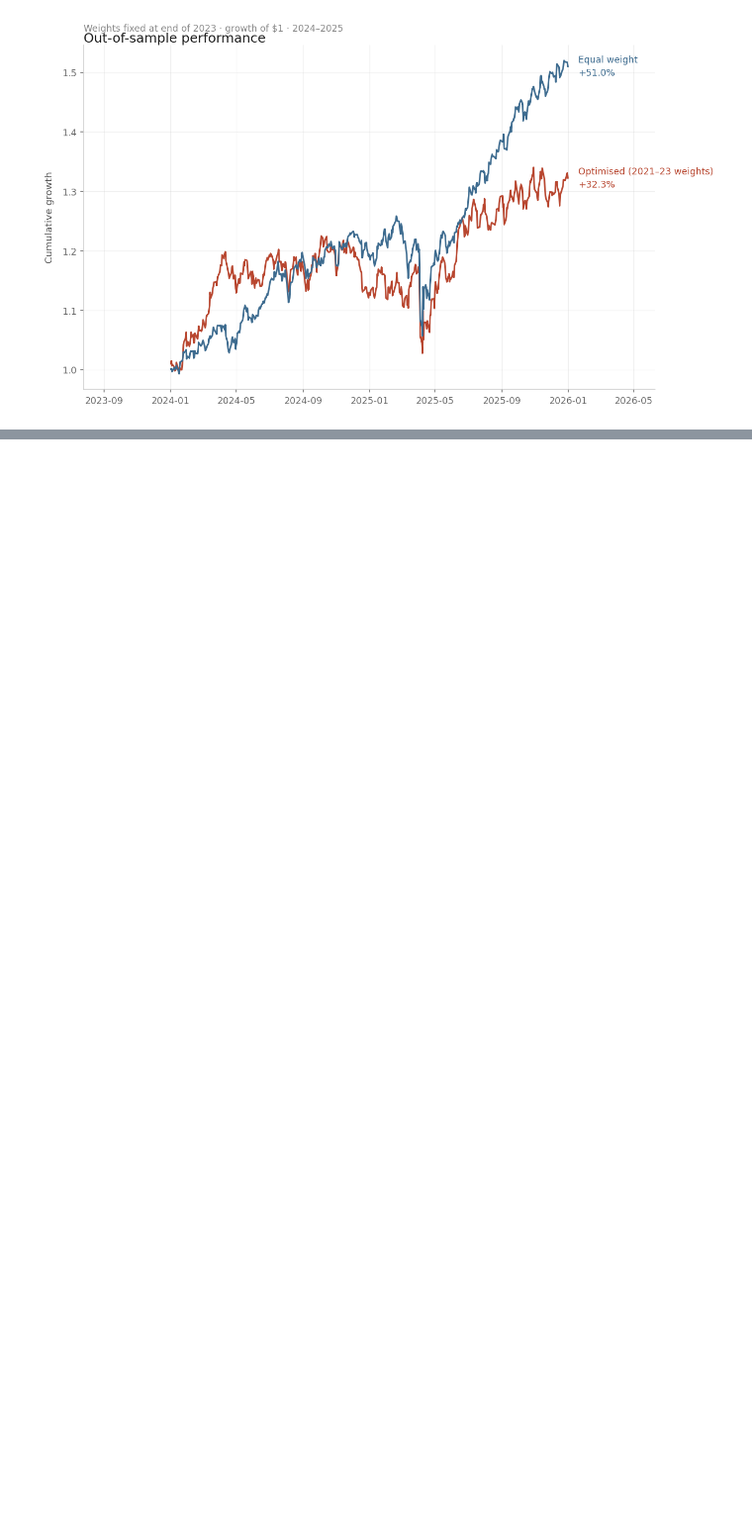
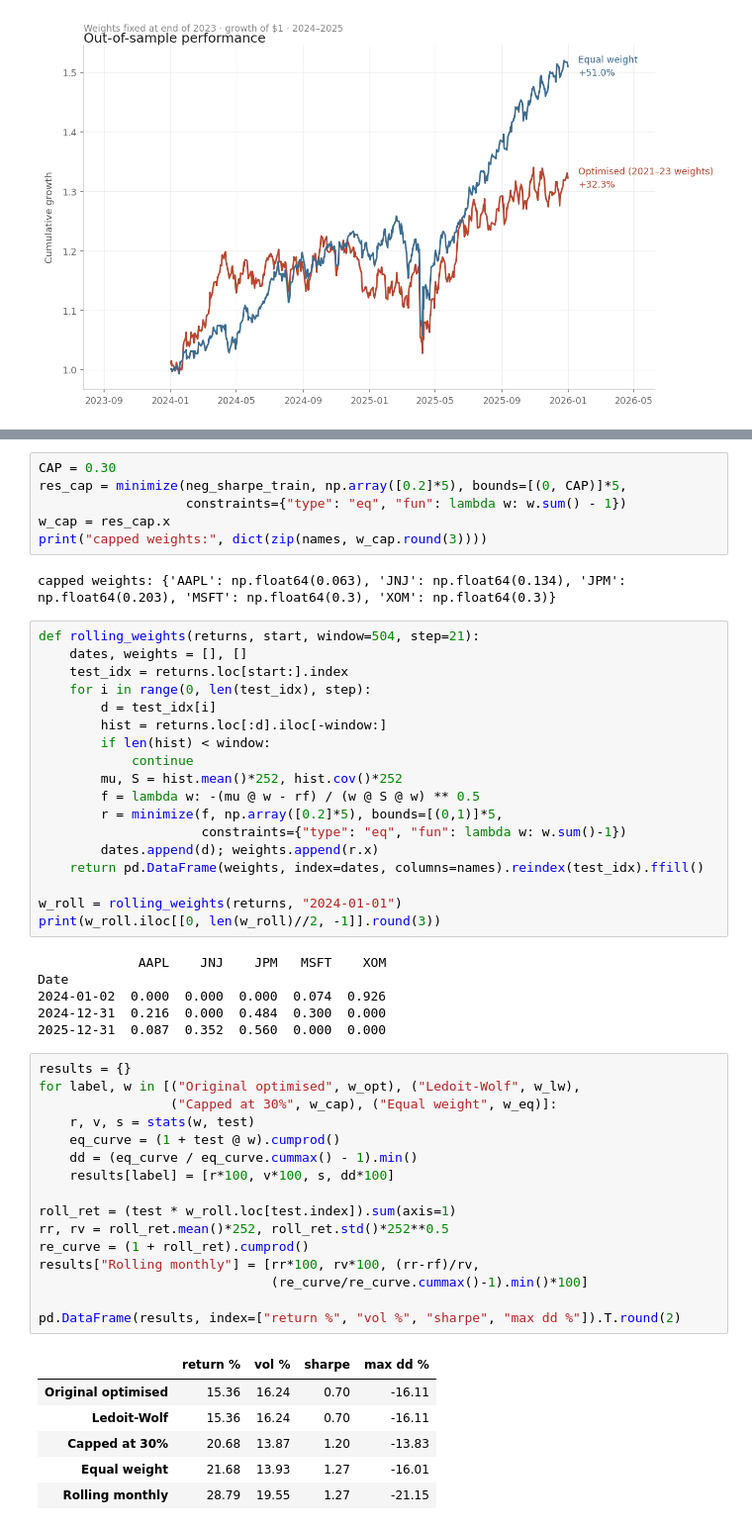
Before and after one commit to al7arbi-111/portfolio-risk-optimization, a Jupyter notebook: portfolio_risk.ipynb, the cells around one changed output, grey strips where cells are left out. Shown at 99% size. Drawn from its saved outputs; the diff is of its cells as text; blank space fills up the shorter version.

```diff
--- a/portfolio_risk.ipynb
+++ b/portfolio_risk.ipynb
@@ -222,0 +241,55 @@ plt.tight_layout(); plt.show()
+# %%
+CAP = 0.30
+res_cap = minimize(neg_sharpe_train, np.array([0.2]*5), bounds=[(0, CAP)]*5,
+                   constraints={"type": "eq", "fun": lambda w: w.sum() - 1})
+w_cap = res_cap.x
+print("capped weights:", dict(zip(names, w_cap.round(3))))
+# %% [output]
+capped weights: {'AAPL': np.float64(0.063), 'JNJ': np.float64(0.134), 'JPM': np.float64(0.203), 'MSFT': np.float64(0.3), 'XOM': np.float64(0.3)}
+# %%
+def rolling_weights(returns, start, window=504, step=21):
+    dates, weights = [], []
+    test_idx = returns.loc[start:].index
+    for i in range(0, len(test_idx), step):
+        d = test_idx[i]
+        hist = returns.loc[:d].iloc[-window:]
+        if len(hist) < window:
+            continue
+        mu, S = hist.mean()*252, hist.cov()*252
+        f = lambda w: -(mu @ w - rf) / (w @ S @ w) ** 0.5
+        r = minimize(f, np.array([0.2]*5), bounds=[(0,1)]*5,
+                     constraints={"type": "eq", "fun": lambda w: w.sum()-1})
+        dates.append(d); weights.append(r.x)
+    return pd.DataFrame(weights, index=dates, columns=names).reindex(test_idx).ffill()
+
+w_roll = rolling_weights(returns, "2024-01-01")
+print(w_roll.iloc[[0, len(w_roll)//2, -1]].round(3))
+# %% [output]
+             AAPL    JNJ    JPM   MSFT    XOM
+Date
+2024-01-02  0.000  0.000  0.000  0.074  0.926
+2024-12-31  0.216  0.000  0.484  0.300  0.000
+2025-12-31  0.087  0.352  0.560  0.000  0.000
+# %%
+results = {}
+for label, w in [("Original optimised", w_opt), ("Ledoit-Wolf", w_lw),
+                 ("Capped at 30%", w_cap), ("Equal weight", w_eq)]:
+    r, v, s = stats(w, test)
+    eq_curve = (1 + test @ w).cumprod()
+    dd = (eq_curve / eq_curve.cummax() - 1).min()
+    results[label] = [r*100, v*100, s, dd*100]
+
+roll_ret = (test * w_roll.loc[test.index]).sum(axis=1)
+rr, rv = roll_ret.mean()*252, roll_ret.std()*252**0.5
+re_curve = (1 + roll_ret).cumprod()
+results["Rolling monthly"] = [rr*100, rv*100, (rr-rf)/rv,
+                              (re_curve/re_curve.cummax()-1).min()*100]
+
+pd.DataFrame(results, index=["return %", "vol %", "sharpe", "max dd %"]).T.round(2)
+# %% [output]
+|  | return % | vol % | sharpe | max dd % |
+| Original optimised | 15.36 | 16.24 | 0.70 | -16.11 |
+| Ledoit-Wolf | 15.36 | 16.24 | 0.70 | -16.11 |
+| Capped at 30% | 20.68 | 13.87 | 1.20 | -13.83 |
+| Equal weight | 21.68 | 13.93 | 1.27 | -16.01 |
+| Rolling monthly | 28.79 | 19.55 | 1.27 | -21.15 |
```
Also changed, not shown: parts of 7 cells of this notebook.
